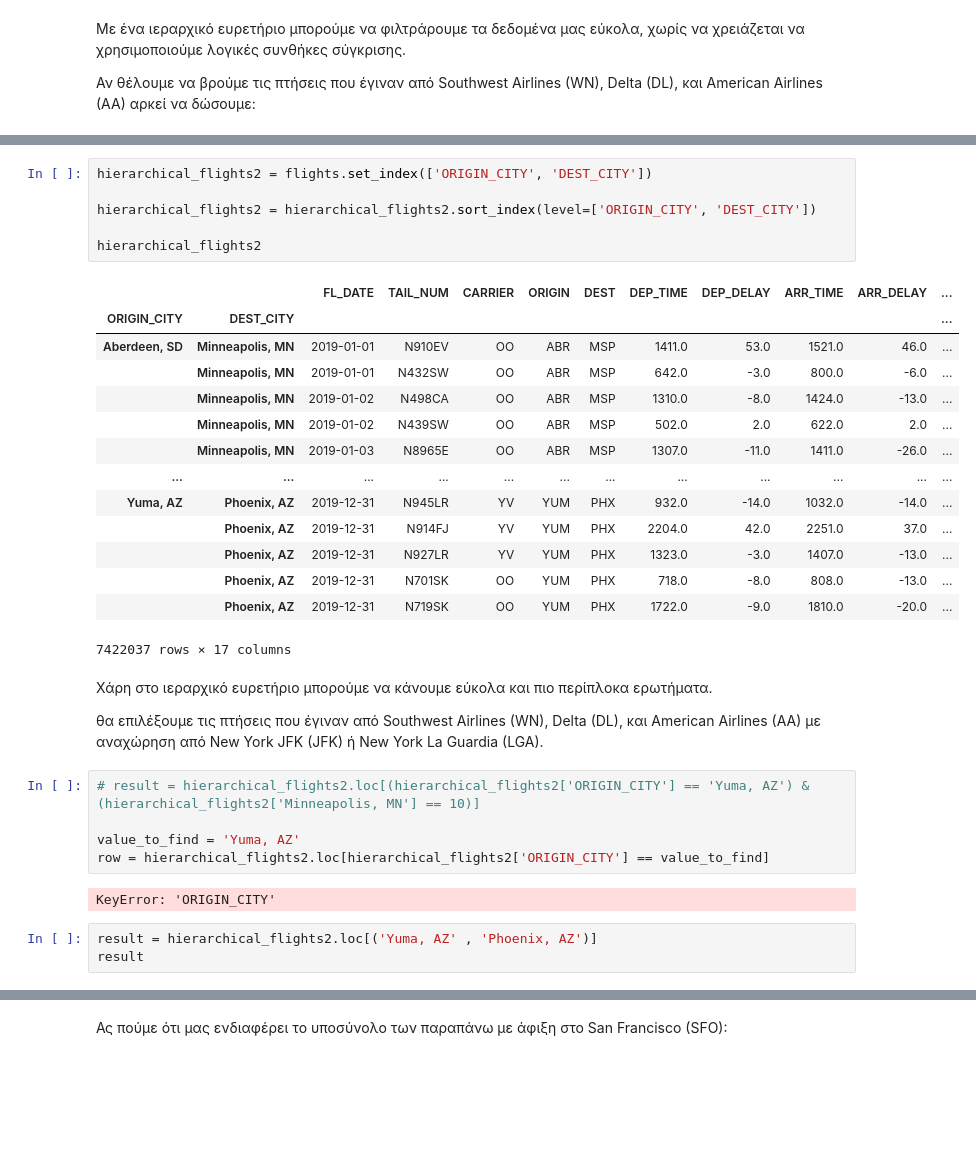
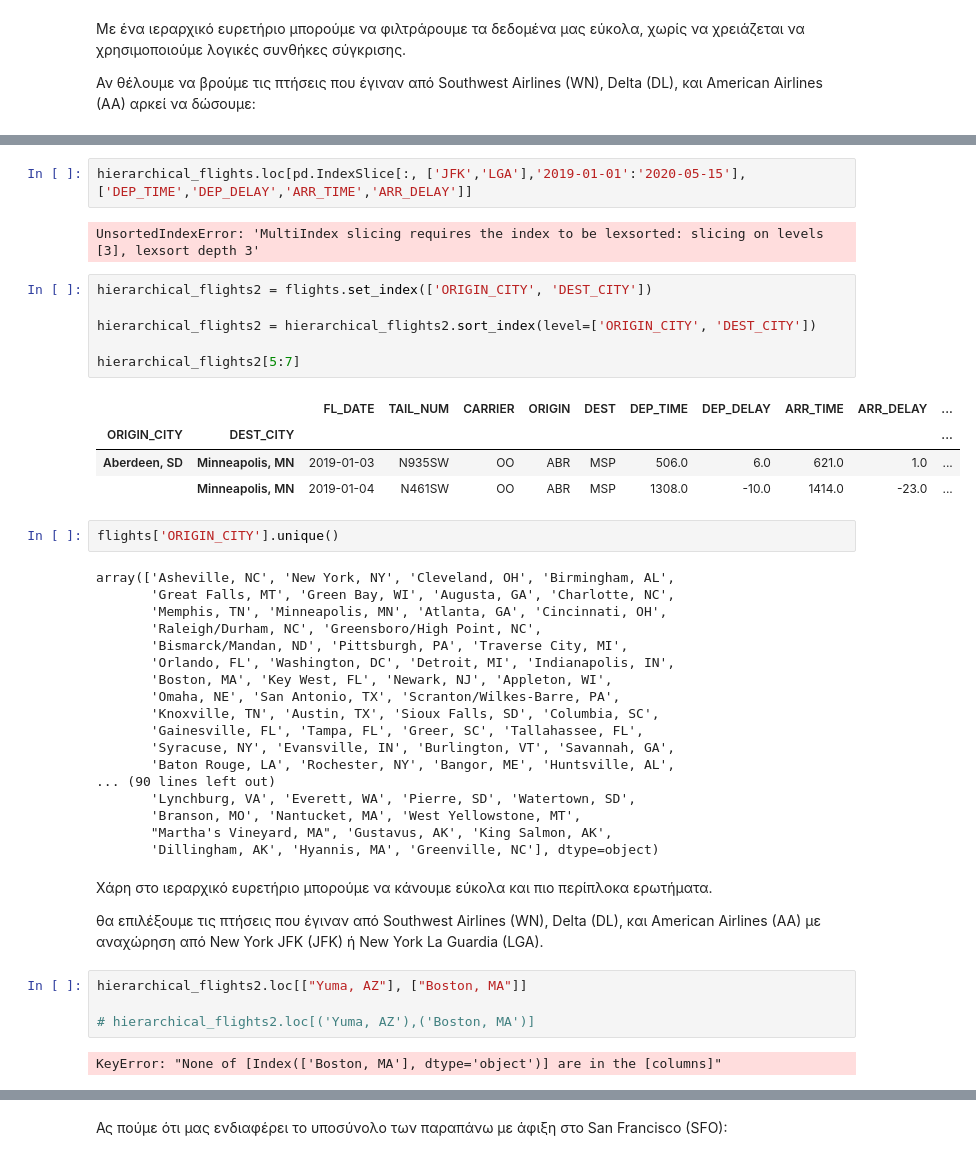
Before and after one commit to Xristos04/Data-Science-Tutorials, a Jupyter notebook: travel.ipynb, the cells around one changed output, grey strips where cells are left out. Drawn from its saved outputs; the diff is of its cells as text; blank space fills up the shorter version.

```diff
--- a/travel.ipynb
+++ b/travel.ipynb
@@ -282,38 +303,48 @@ Index(['FL_DATE', 'TAIL_NUM', 'CARRIER', 'ORIGIN', 'ORIGIN_CITY', 'DEST',
+# %%
+hierarchical_flights.loc[pd.IndexSlice[:, ['JFK','LGA'],'2019-01-01':'2020-05-15'], ['DEP_TIME','DEP_DELAY','ARR_TIME','ARR_DELAY']]
+# %% [output]
+UnsortedIndexError: 'MultiIndex slicing requires the index to be lexsorted: slicing on levels [3], lexsort depth 3'
 # %%
 hierarchical_flights2 = flights.set_index(['ORIGIN_CITY', 'DEST_CITY'])
 
 hierarchical_flights2 = hierarchical_flights2.sort_index(level=['ORIGIN_CITY', 'DEST_CITY'])
 
-hierarchical_flights2
+hierarchical_flights2[5:7]
 # %% [output]
 |  |  | FL_DATE | TAIL_NUM | CARRIER | ORIGIN | DEST | DEP_TIME | DEP_DELAY | ARR_TIME | ARR_DELAY | ... |
 | ORIGIN_CITY | DEST_CITY |  |  |  |  |  |  |  |  |  | ... |
-| Aberdeen, SD | Minneapolis, MN | 2019-01-01 | N910EV | OO | ABR | MSP | 1411.0 | 53.0 | 1521.0 | 46.0 | ... |
-|  | Minneapolis, MN | 2019-01-01 | N432SW | OO | ABR | MSP | 642.0 | -3.0 | 800.0 | -6.0 | ... |
-|  | Minneapolis, MN | 2019-01-02 | N498CA | OO | ABR | MSP | 1310.0 | -8.0 | 1424.0 | -13.0 | ... |
-|  | Minneapolis, MN | 2019-01-02 | N439SW | OO | ABR | MSP | 502.0 | 2.0 | 622.0 | 2.0 | ... |
-|  | Minneapolis, MN | 2019-01-03 | N8965E | OO | ABR | MSP | 1307.0 | -11.0 | 1411.0 | -26.0 | ... |
-| ... | ... | ... | ... | ... | ... | ... | ... | ... | ... | ... | ... |
-| Yuma, AZ | Phoenix, AZ | 2019-12-31 | N945LR | YV | YUM | PHX | 932.0 | -14.0 | 1032.0 | -14.0 | ... |
-|  | Phoenix, AZ | 2019-12-31 | N914FJ | YV | YUM | PHX | 2204.0 | 42.0 | 2251.0 | 37.0 | ... |
-|  | Phoenix, AZ | 2019-12-31 | N927LR | YV | YUM | PHX | 1323.0 | -3.0 | 1407.0 | -13.0 | ... |
-|  | Phoenix, AZ | 2019-12-31 | N701SK | OO | YUM | PHX | 718.0 | -8.0 | 808.0 | -13.0 | ... |
-|  | Phoenix, AZ | 2019-12-31 | N719SK | OO | YUM | PHX | 1722.0 | -9.0 | 1810.0 | -20.0 | ... |
+| Aberdeen, SD | Minneapolis, MN | 2019-01-03 | N935SW | OO | ABR | MSP | 506.0 | 6.0 | 621.0 | 1.0 | ... |
+|  | Minneapolis, MN | 2019-01-04 | N461SW | OO | ABR | MSP | 1308.0 | -10.0 | 1414.0 | -23.0 | ... |
-7422037 rows × 17 columns
+# %%
+flights['ORIGIN_CITY'].unique()
+# %% [output]
+array(['Asheville, NC', 'New York, NY', 'Cleveland, OH', 'Birmingham, AL',
+       'Great Falls, MT', 'Green Bay, WI', 'Augusta, GA', 'Charlotte, NC',
+       'Memphis, TN', 'Minneapolis, MN', 'Atlanta, GA', 'Cincinnati, OH',
+       'Raleigh/Durham, NC', 'Greensboro/High Point, NC',
+       'Bismarck/Mandan, ND', 'Pittsburgh, PA', 'Traverse City, MI',
+       'Orlando, FL', 'Washington, DC', 'Detroit, MI', 'Indianapolis, IN',
+       'Boston, MA', 'Key West, FL', 'Newark, NJ', 'Appleton, WI',
+       'Omaha, NE', 'San Antonio, TX', 'Scranton/Wilkes-Barre, PA',
+       'Knoxville, TN', 'Austin, TX', 'Sioux Falls, SD', 'Columbia, SC',
+       'Gainesville, FL', 'Tampa, FL', 'Greer, SC', 'Tallahassee, FL',
+       'Syracuse, NY', 'Evansville, IN', 'Burlington, VT', 'Savannah, GA',
+       'Baton Rouge, LA', 'Rochester, NY', 'Bangor, ME', 'Huntsville, AL',
+... (90 lines left out)
+       'Lynchburg, VA', 'Everett, WA', 'Pierre, SD', 'Watertown, SD',
+       'Branson, MO', 'Nantucket, MA', 'West Yellowstone, MT',
+       "Martha's Vineyard, MA", 'Gustavus, AK', 'King Salmon, AK',
+       'Dillingham, AK', 'Hyannis, MA', 'Greenville, NC'], dtype=object)
 # %% [markdown]
 Χάρη στο ιεραρχικό ευρετήριο μπορούμε να κάνουμε εύκολα και πιο περίπλοκα ερωτήματα.
 
 θα επιλέξουμε τις πτήσεις που έγιναν από Southwest Airlines (WN), Delta (DL), και American Airlines (AA) με αναχώρηση από New York JFK (JFK) ή New York La Guardia (LGA).
-# %%
-# result = hierarchical_flights2.loc[(hierarchical_flights2['ORIGIN_CITY'] == 'Yuma, AZ') & (hierarchical_flights2['Minneapolis, MN'] == 10)]
-
-value_to_find = 'Yuma, AZ'
-row = hierarchical_flights2.loc[hierarchical_flights2['ORIGIN_CITY'] == value_to_find]
-# %% [output]
-KeyError: 'ORIGIN_CITY'
-# %%
-result = hierarchical_flights2.loc[('Yuma, AZ' , 'Phoenix, AZ')]
-result
+# %%
+hierarchical_flights2.loc[["Yuma, AZ"], ["Boston, MA"]]
+
+# hierarchical_flights2.loc[('Yuma, AZ'),('Boston, MA')]
+# %% [output]
+KeyError: "None of [Index(['Boston, MA'], dtype='object')] are in the [columns]"
 # %%
 result_filtered = hierarchical_flights2[(hierarchical_flights2.index.get_level_values('ORIGIN_CITY') == 'Yuma, AZ') &
                                         ((hierarchical_flights2.index.get_level_values('DEST_CITY') == 'Phoenix, AZ') |
```
Also changed, not shown: parts of 14 cells of this notebook, 1 other file.
